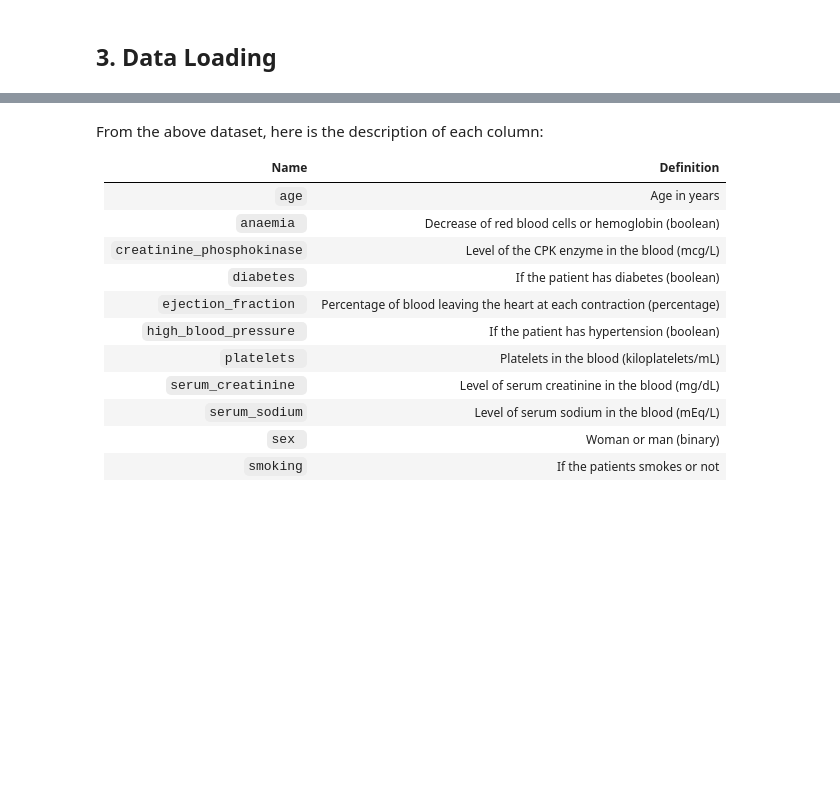
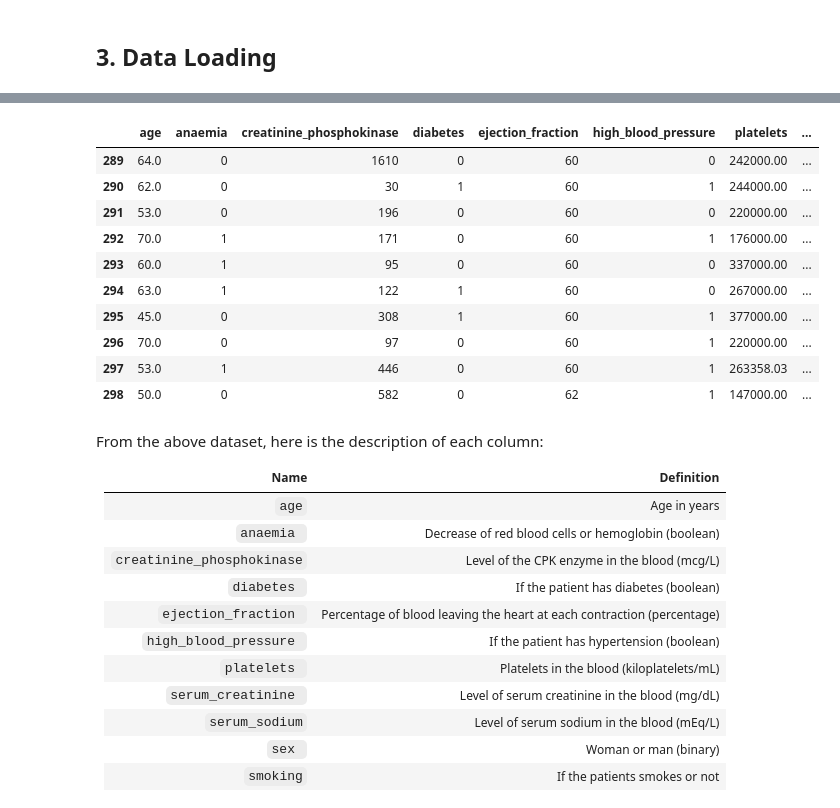
Before and after one commit to zakish29/cardiovascular-disease-analysis, a Jupyter notebook: h8dsft_P1G3_zaki.ipynb, the cells around one changed output, grey strips where cells are left out. Cells and saved outputs as stored; diff of their text form; code cells hidden in the pictures; blank space fills up the shorter version.

```diff
--- a/h8dsft_P1G3_zaki.ipynb
+++ b/h8dsft_P1G3_zaki.ipynb
@@ -88,3 +85,18 @@ df.tail()
+# %%
+# last 10 rows of the data
+df.tail(10)
+# %% [output]
+|  | age | anaemia | creatinine_phosphokinase | diabetes | ejection_fraction | high_blood_pressure | platelets | ... |
+| 289 | 64.0 | 0 | 1610 | 0 | 60 | 0 | 242000.00 | ... |
+| 290 | 62.0 | 0 | 30 | 1 | 60 | 1 | 244000.00 | ... |
+| 291 | 53.0 | 0 | 196 | 0 | 60 | 0 | 220000.00 | ... |
+| 292 | 70.0 | 1 | 171 | 0 | 60 | 1 | 176000.00 | ... |
+| 293 | 60.0 | 1 | 95 | 0 | 60 | 0 | 337000.00 | ... |
+| 294 | 63.0 | 1 | 122 | 1 | 60 | 0 | 267000.00 | ... |
+| 295 | 45.0 | 0 | 308 | 1 | 60 | 1 | 377000.00 | ... |
+| 296 | 70.0 | 0 | 97 | 0 | 60 | 1 | 220000.00 | ... |
+| 297 | 53.0 | 1 | 446 | 0 | 60 | 1 | 263358.03 | ... |
+| 298 | 50.0 | 0 | 582 | 0 | 62 | 1 | 147000.00 | ... |
 # %% [markdown]
 From the above dataset, here is the description of each column:
 
```
Also changed, not shown: parts of 5 cells of this notebook.
